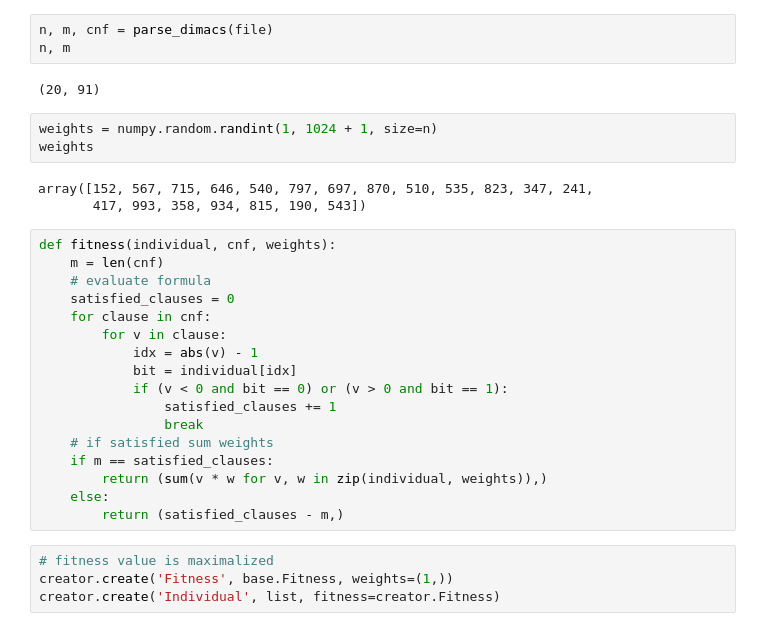
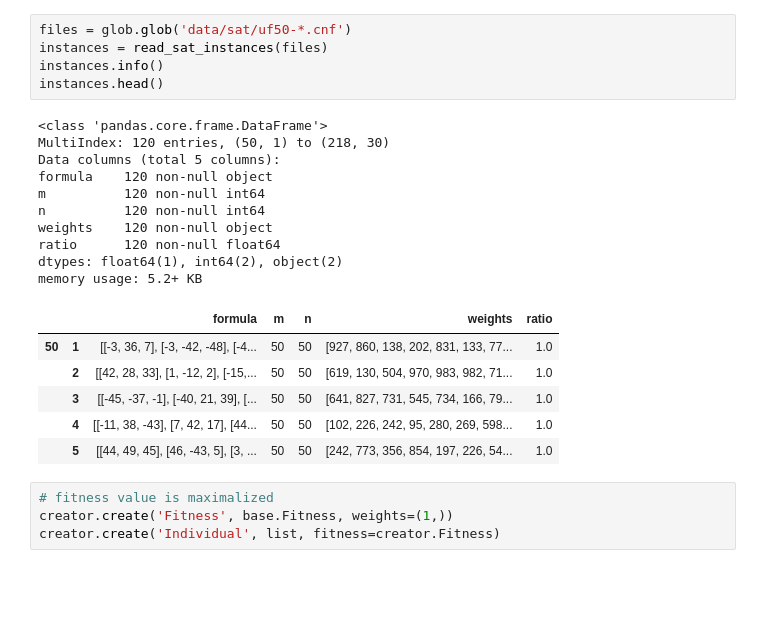
Before and after one commit to podondra/genetic-algorithm, a Jupyter notebook: sat.ipynb, the cells around one changed output. Drawn from its saved outputs; the diff is of its cells as text; blank space fills up the shorter version.

```diff
--- a/sat.ipynb
+++ b/sat.ipynb
@@ -24,31 +11,25 @@ p cnf 20  91
-# %%
-n, m, cnf = parse_dimacs(file)
-n, m
-# %% [output]
-(20, 91)
-# %%
-weights = numpy.random.randint(1, 1024 + 1, size=n)
-weights
-# %% [output]
-array([152, 567, 715, 646, 540, 797, 697, 870, 510, 535, 823, 347, 241,
-       417, 993, 358, 934, 815, 190, 543])
-# %%
-def fitness(individual, cnf, weights):
-    m = len(cnf)
-    # evaluate formula
-    satisfied_clauses = 0
-    for clause in cnf:
-        for v in clause:
-            idx = abs(v) - 1
-            bit = individual[idx]
-            if (v < 0 and bit == 0) or (v > 0 and bit == 1):
-                satisfied_clauses += 1
-                break
-    # if satisfied sum weights
-    if m == satisfied_clauses:
-        return (sum(v * w for v, w in zip(individual, weights)),)
-    else:
-        return (satisfied_clauses - m,)
+# %%
+files = glob.glob('data/sat/uf50-*.cnf')
+instances = read_sat_instances(files)
+instances.info()
+instances.head()
+# %% [output]
+<class 'pandas.core.frame.DataFrame'>
+MultiIndex: 120 entries, (50, 1) to (218, 30)
+Data columns (total 5 columns):
+formula    120 non-null object
+m          120 non-null int64
+n          120 non-null int64
+weights    120 non-null object
+ratio      120 non-null float64
+dtypes: float64(1), int64(2), object(2)
+memory usage: 5.2+ KB
+|  |  | formula | m | n | weights | ratio |
+| 50 | 1 | [[-3, 36, 7], [-3, -42, -48], [-4... | 50 | 50 | [927, 860, 138, 202, 831, 133, 77... | 1.0 |
+|  | 2 | [[42, 28, 33], [1, -12, 2], [-15,... | 50 | 50 | [619, 130, 504, 970, 983, 982, 71... | 1.0 |
+|  | 3 | [[-45, -37, -1], [-40, 21, 39], [... | 50 | 50 | [641, 827, 731, 545, 734, 166, 79... | 1.0 |
+|  | 4 | [[-11, 38, -43], [7, 42, 17], [44... | 50 | 50 | [102, 226, 242, 95, 280, 269, 598... | 1.0 |
+|  | 5 | [[44, 49, 45], [46, -43, 5], [3, ... | 50 | 50 | [242, 773, 356, 854, 197, 226, 54... | 1.0 |
 # %%
 # fitness value is maximalized
 creator.create('Fitness', base.Fitness, weights=(1,))
```
Also changed, not shown: parts of 4 cells of this notebook, 2 other files.
